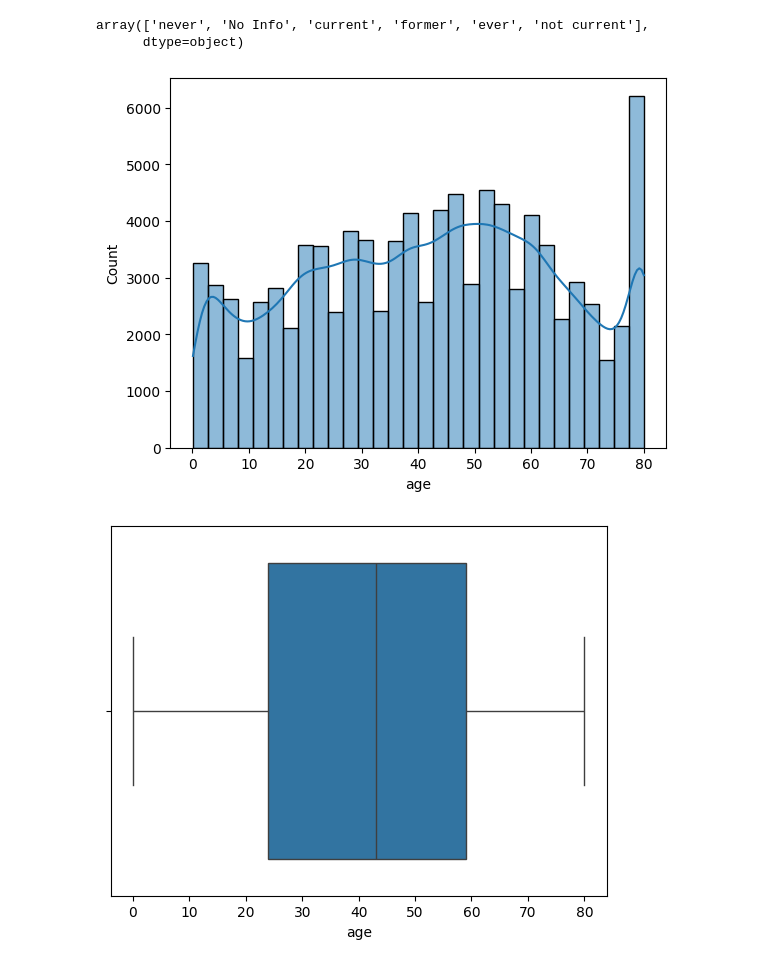
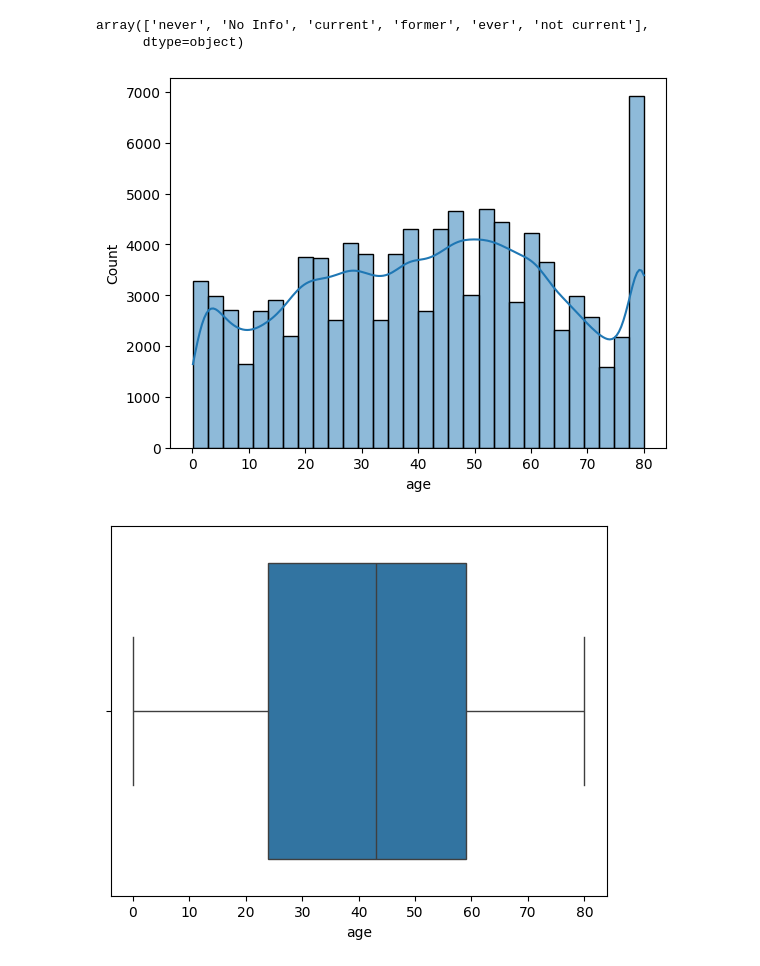
Before and after one commit to mosijituo049/diabetes_prediction, a Jupyter notebook: notebooks/zidene.ipynb, the cells around one changed output. Cells and saved outputs as stored; diff of their text form; code cells hidden in the pictures.

```diff
--- a/notebooks/zidene.ipynb
+++ b/notebooks/zidene.ipynb
@@ -88,10 +88,10 @@ array(['never', 'No Info', 'current', 'former', 'ever', 'not current'],
 # %%
 #Understand the sitribution of data
 #Age distribution
-sns.histplot(data = df1, x = 'age', bins = 30, kde = True)
+sns.histplot(data = df, x = 'age', bins = 30, kde = True)
 plt.show()
 # %% [output]
-[figure, old version]
+[figure, new version]
 # %%
 # Average age of patients
 # %% [output]
```
Also changed, not shown: parts of 18 cells of this notebook.
